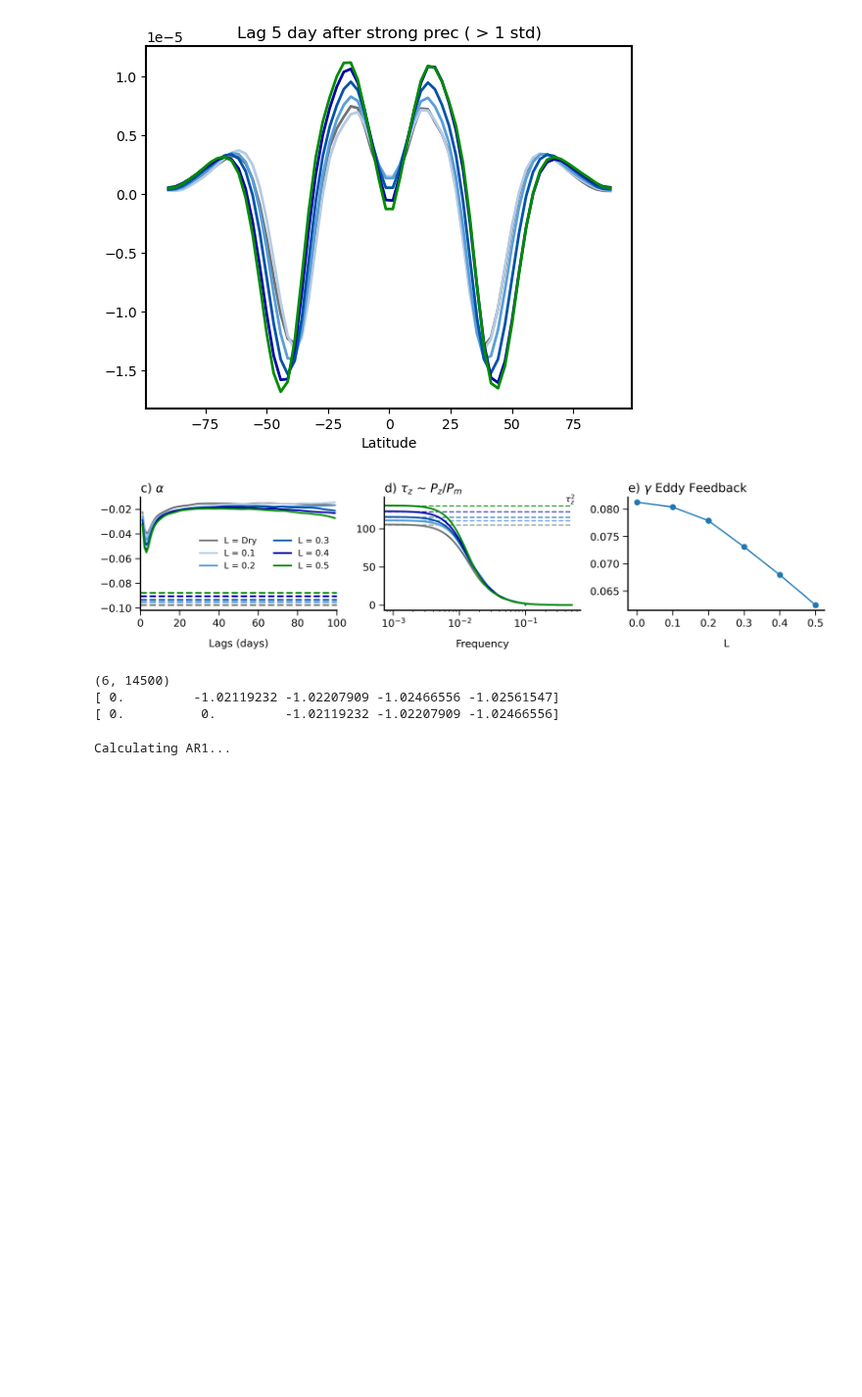
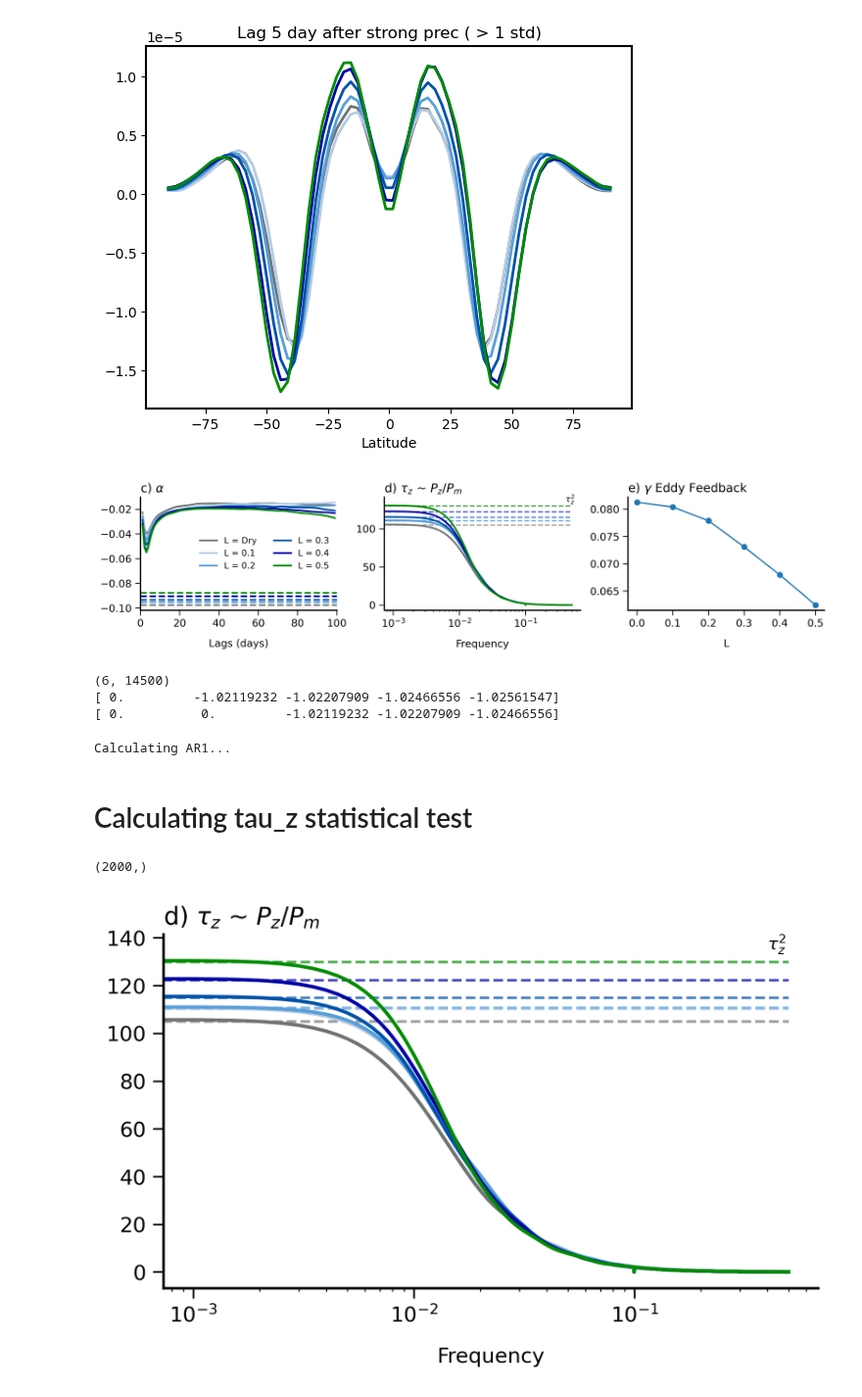
Before and after one commit to PeterChang1023/Moist_Dycore, a Jupyter notebook: IdealizeSpetral.jl/exp/HSt42/Moist_Dycore_Fig2_statistical_test_Cal.ipynb, the cells around one changed output. Shown at 98% size. Cells and saved outputs as stored; diff of their text form; code cells hidden in the pictures; blank space fills up the shorter version.

```diff
--- a/IdealizeSpetral.jl/exp/HSt42/Moist_Dycore_Fig2_statistical_test_Cal.ipynb
+++ b/IdealizeSpetral.jl/exp/HSt42/Moist_Dycore_Fig2_statistical_test_Cal.ipynb
@@ -481,2 +460,67 @@ print("Files saved: final_5_log.npy, final_95_log.npy")
 # %% [output]
 Calculating AR1...
+# %% [markdown]
+# Calculating tau_z statistical test
+# %%
+Pz_all.shape
+# %% [output]
+(2000,)
+# %%
+sigma_fixed = 0.5  # standard deviation
+residuals = np.random.normal(loc=0, scale=sigma_fixed, size=len(Pz_all))
+
+
+# Generate `m_fig3` and `PP_all_u`
+for exp_idx in range(num_exp):
+    u_weighted = Uzm_all[exp_idx, :, num_lat:] * (cy[num_lat:] ** 0.5)
+    single_EOF_u = EOF((u_weighted,), n_components=num_lat, field="1D")
+    single_EOF_u.get()
+
+    PP_all_u[exp_idx] = single_EOF_u.PC[0]
+    EOF_u_final = single_EOF_u.EOF[0]
+    m_fig3[exp_idx] = np.dot(dmdy[exp_idx, :, num_lat:] * (cy[num_lat:] ** 0.5), EOF_u_final)
+
+# Plot initialization
+# fig, ax = plt.subplots(1, 3, figsize=(15, 4), dpi=300)
+fig, ax = plt.subplots(1,1, figsize=(6,4), dpi=300.)
+
+import matplotlib as mpl
+
+mpl.rcParams['axes.linewidth'] = 1.5
+
+# Compute cross-spectrum and plot for each experiment
+for exp_idx in range(num_exp):
+    Pz_all, Pm_all = compute_fft_cross_spectrum(PP_all_u[exp_idx], m_fig3[exp_idx], lg, overlap)
+    freq = np.fft.fftfreq(lg)
+    spectrum = Pz_all / Pm_all / (86400**2)
+
+    # Smooth spectrum for better visualization
+    tau_smoothed = compute_running_mean(spectrum.real, 5)
+    freq_smoothed = compute_running_mean(freq, 5)
+    spectrum_gaussian = gaussian_filter1d(tau_smoothed, sigma=8)
+    sorted_idx = np.argsort(freq_smoothed)
+
+    # Plot smoothed spectrum
+    plt.plot(freq_smoothed[sorted_idx], spectrum_gaussian[sorted_idx],
+               label=f"L={exp_idx * 0.1:.1f}", color=colors[exp_idx], lw=2)
+
+    # Compute and plot tau_z_square
+    tau_z_square[exp_idx] = spectrum_gaussian[sorted_idx][lg//2:lg//2+10].max()
+    plt.hlines(tau_z_square[exp_idx], xmin=freq_smoothed[sorted_idx].min(),
+                 xmax=freq_smoothed[sorted_idx].max(), linestyle="--", color=colors[exp_idx], alpha=0.7)
+
+plt.title(r"d) $\tau_z$ ~ $P_z / P_m$", loc="left", fontsize=14)
+plt.xlabel("Frequency", fontsize=12 , labelpad=12)
+plt.text(0.4, 135, r"$\tau ^2 _{z}$")
+plt.xscale("log")
+
+for i in range(1):
+    ax.spines["right"].set_visible(False)
+    ax.spines["top"].set_visible(False)
+    ax.tick_params(axis='x', labelsize=12, pad=4)
+    ax.tick_params(axis='y', labelsize=12, pad=4)
+    ax.tick_params(direction='out', length=6, width=1)
+
+plt.tight_layout()
+# %% [output]
+[figure, added]
```
Also changed, not shown: parts of 1 cell of this notebook, 1 other file.
